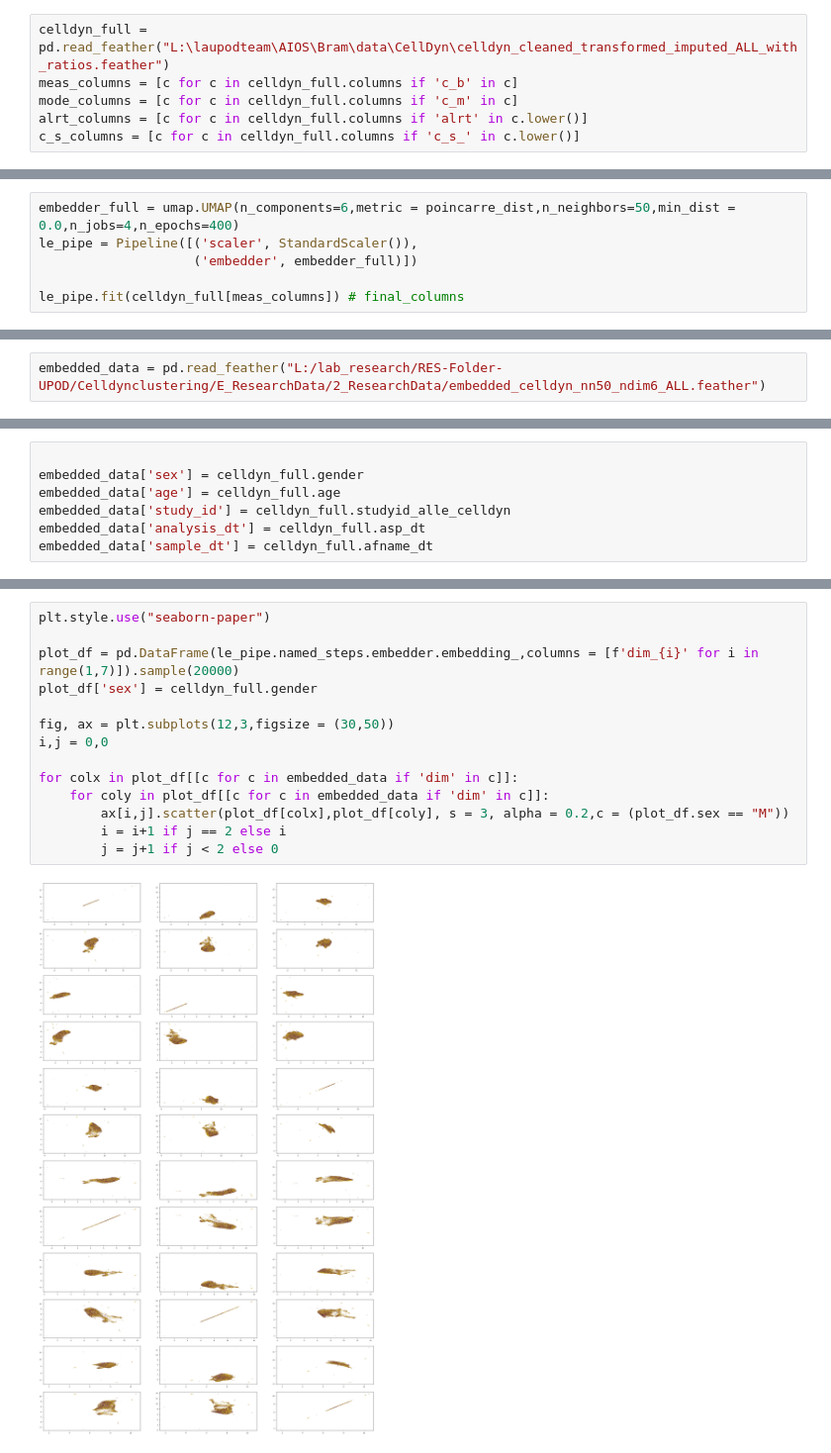
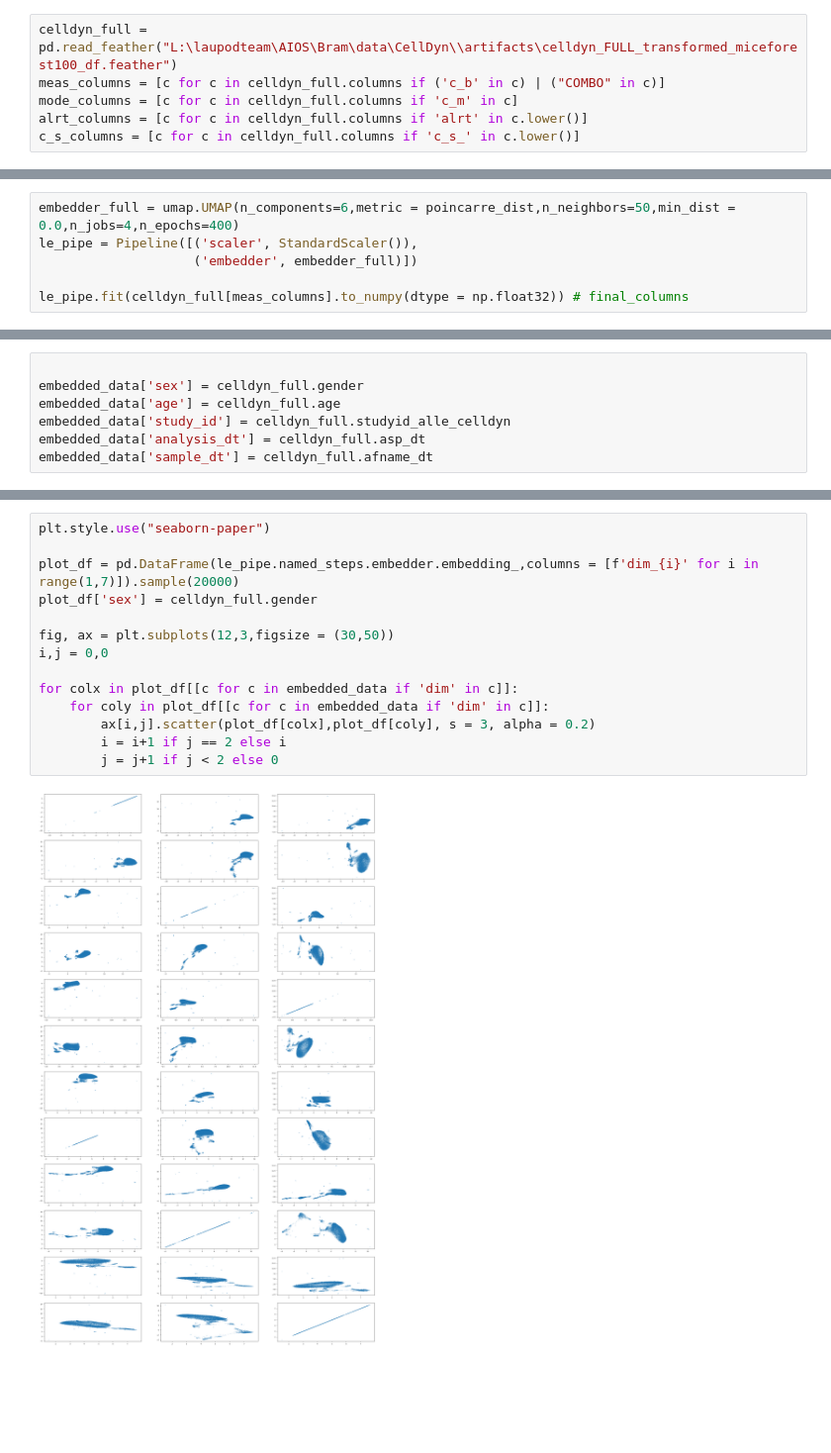
Before and after one commit to HJJoosse/celldyn_embedder, a Jupyter notebook: sandbox/create_embedded_Data.ipynb, the cells around one changed output, grey strips where cells are left out. Shown at 99% size. Drawn from its saved outputs; the diff is of its cells as text; blank space fills up the shorter version.

```diff
--- a/sandbox/create_embedded_Data.ipynb
+++ b/sandbox/create_embedded_Data.ipynb
@@ -56,6 +52,6 @@ import faiss
 # %%
-celldyn_full = pd.read_feather("L:\laupodteam\AIOS\Bram\data\CellDyn\celldyn_cleaned_transformed_imputed_ALL_with_ratios.feather")
-meas_columns = [c for c in celldyn_full.columns if 'c_b' in c]
+celldyn_full = pd.read_feather("L:\laupodteam\AIOS\Bram\data\CellDyn\\artifacts\celldyn_FULL_transformed_miceforest100_df.feather")
+meas_columns = [c for c in celldyn_full.columns if ('c_b' in c) | ("COMBO" in c)]
 mode_columns = [c for c in celldyn_full.columns if 'c_m' in c]
 alrt_columns = [c for c in celldyn_full.columns if 'alrt' in c.lower()]
 c_s_columns = [c for c in celldyn_full.columns if 'c_s_' in c.lower()]
@@ -68,5 +60,5 @@ embedder_full = umap.UMAP(n_components=6,metric = poincarre_dist,n_neighbors=50,
 le_pipe = Pipeline([('scaler', StandardScaler()),
                     ('embedder', embedder_full)])
 
-le_pipe.fit(celldyn_full[meas_columns]) # final_columns
+le_pipe.fit(celldyn_full[meas_columns].to_numpy(dtype = np.float32)) # final_columns
 # %% [output]
@@ -100,2 +70,0 @@ embedded_data.to_feather("L:/lab_research/RES-Folder-UPOD/Celldynclustering/E_Re
-# %%
-embedded_data = pd.read_feather("L:/lab_research/RES-Folder-UPOD/Celldynclustering/E_ResearchData/2_ResearchData/embedded_celldyn_nn50_ndim6_ALL.feather")
@@ -118,16 +80,16 @@ plt.scatter(embedded_data.iloc[0:100,1],le_pipe.named_steps.embedder.embedding_[
 # %%
 plt.style.use("seaborn-paper")
 
 plot_df = pd.DataFrame(le_pipe.named_steps.embedder.embedding_,columns = [f'dim_{i}' for i in range(1,7)]).sample(20000)
 plot_df['sex'] = celldyn_full.gender
 
 fig, ax = plt.subplots(12,3,figsize = (30,50))
 i,j = 0,0
 
 for colx in plot_df[[c for c in embedded_data if 'dim' in c]]:
     for coly in plot_df[[c for c in embedded_data if 'dim' in c]]:
-        ax[i,j].scatter(plot_df[colx],plot_df[coly], s = 3, alpha = 0.2,c = (plot_df.sex == "M"))
+        ax[i,j].scatter(plot_df[colx],plot_df[coly], s = 3, alpha = 0.2)
         i = i+1 if j == 2 else i
         j = j+1 if j < 2 else 0
 # %% [output]
-[figure, old version]
+[figure, new version]
```
Also changed, not shown: parts of 12 cells of this notebook, 3 other files.
